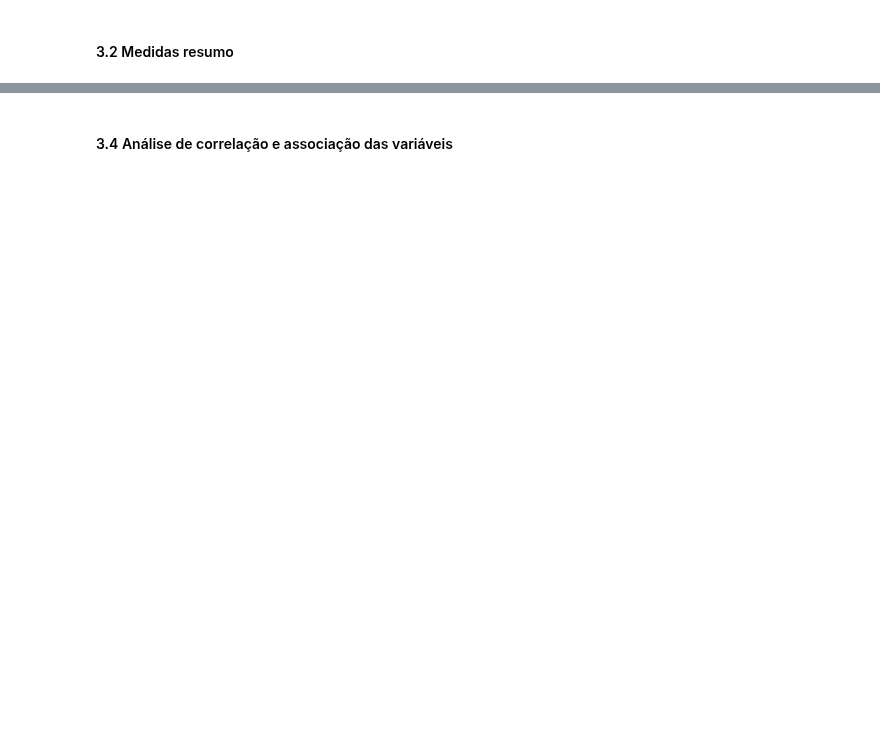
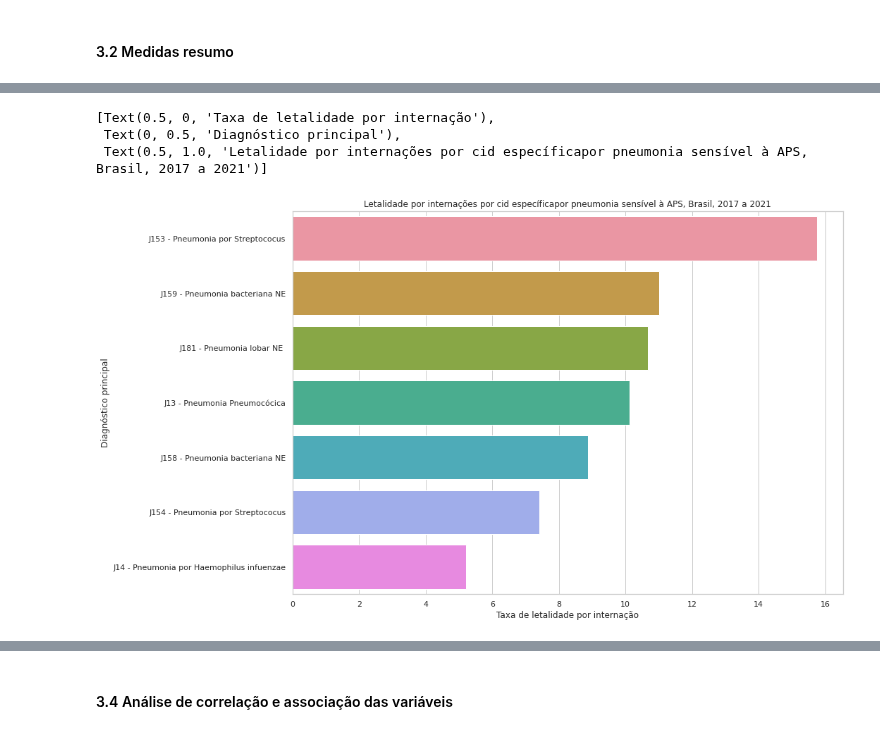
Before and after one commit to daniellybx/projeto_predicao_pneumonia, a Jupyter notebook: 02_analise_exploratoria.ipynb, the cells around one changed output, grey strips where cells are left out. Cells and saved outputs as stored; diff of their text form; code cells hidden in the pictures; blank space fills up the shorter version.

```diff
--- a/02_analise_exploratoria.ipynb
+++ b/02_analise_exploratoria.ipynb
@@ -234,0 +255,7 @@ sih_pneumo2 = sih_pneumo2[(sih_pneumo2['DIAS_PERM'] >= max_values.loc['DIAS_PERM
+# %%
+#FREQUENCIA DE INTERNAÇÕES POR SEXO
+dic_sexo = {1:"Masculino", 3:"Feminino"}
+sih_pneumo2["SEXO"] = sih_pneumo2["SEXO"].replace(dic_sexo)
+
+sexo = pd.DataFrame(sih_pneumo2["SEXO"].value_counts())
+sexo
@@ -234,0 +276,4 @@ sih_pneumo2 = sih_pneumo2[(sih_pneumo2['DIAS_PERM'] >= max_values.loc['DIAS_PERM
+# %%
+#CID PRINCIPAL POR ANO
+cid_por_ano = pd.DataFrame(pd.crosstab(sih_pneumo2['DIAG_PRINC'], sih_pneumo2['ANO_INT'], margins=True))
+cid_por_ano
@@ -234,0 +291,4 @@ sih_pneumo2 = sih_pneumo2[(sih_pneumo2['DIAS_PERM'] >= max_values.loc['DIAS_PERM
+# %%
+#MORTALIDADE POR CID
+mortes_por_cid = pd.DataFrame(pd.crosstab(sih_pneumo2['MORTE'], sih_pneumo2['DIAG_PRINC'], margins=True))
+mortes_por_cid
@@ -238,0 +305,6 @@ sih_pneumo2 = sih_pneumo2[(sih_pneumo2['DIAS_PERM'] >= max_values.loc['DIAS_PERM
+# %%
+#LETALIDADE POR CID
+mortalidade_por_cid = pd.DataFrame((mortes_por_cid.loc[1,]/cid_por_ano["All"]*100).round(2))
+mortalidade_por_cid.reset_index(inplace= True)
+mortalidade_por_cid.rename(columns= {0: "LETALIDADE"}, inplace= True)
+mortalidade_por_cid
@@ -238,0 +321,16 @@ sih_pneumo2 = sih_pneumo2[(sih_pneumo2['DIAS_PERM'] >= max_values.loc['DIAS_PERM
+# %%
+#GRÁFICO DE BARRAS POR CID
+mortalidade_por_cid2 = mortalidade_por_cid.loc[0:6,]
+
+sns.set(rc={'figure.figsize':(14, 10)})
+sns.set_theme(style="whitegrid", palette="rocket")
+
+order = mortalidade_por_cid2.groupby('DIAG_PRINC')['LETALIDADE'].sum().sort_values(ascending=False).index.values
+
+bar = sns.barplot(x = "LETALIDADE", y = "DIAG_PRINC", data = mortalidade_por_cid2, order = order)
+bar.set(xlabel ="Taxa de letalidade por internação", ylabel = "Diagnóstico principal", title ='Letalidade por internações por cid específicapor pneumonia sensível à APS, Brasil, 2017 a 2021')
+# %% [output]
+[Text(0.5, 0, 'Taxa de letalidade por internação'),
+ Text(0, 0.5, 'Diagnóstico principal'),
+ Text(0.5, 1.0, 'Letalidade por internações por cid específicapor pneumonia sensível à APS, Brasil, 2017 a 2021')]
+[figure, added]
```
Also changed, not shown: parts of 24 cells of this notebook, 2 other files.
